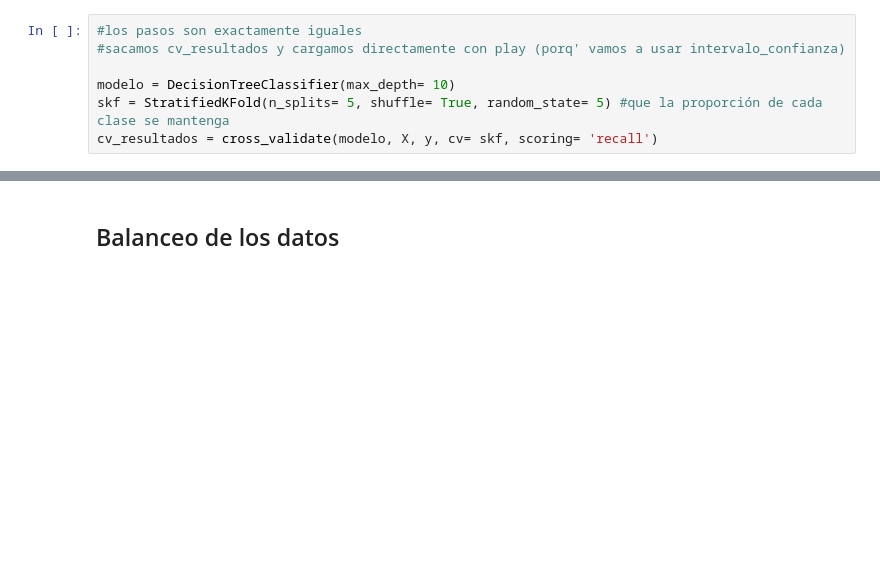
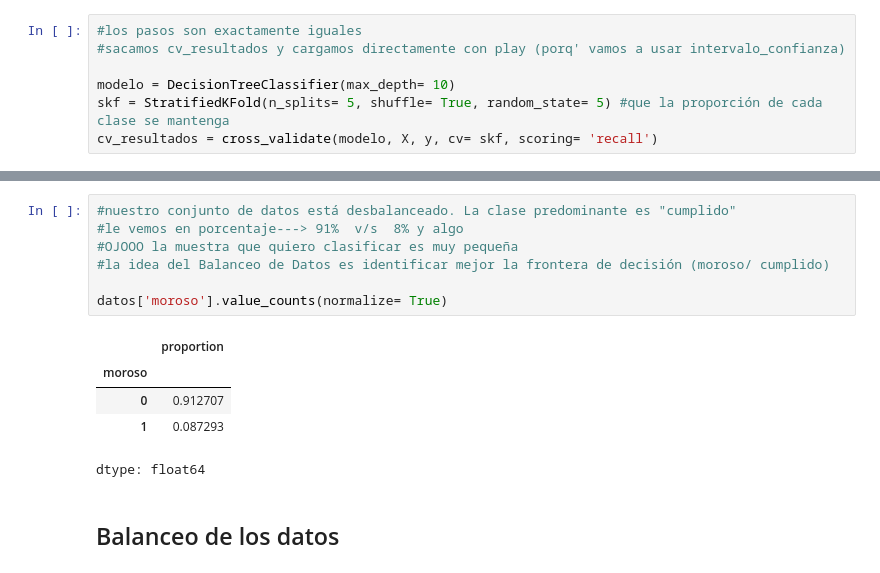
Before and after one commit to Valejbk/AnalisisTiendasRMP, a Jupyter notebook: Clasificacion_validacion_y_metricas.ipynb, the cells around one changed output, grey strips where cells are left out. Cells and saved outputs as stored; diff of their text form; blank space fills up the shorter version.

```diff
--- a/Clasificacion_validacion_y_metricas.ipynb
+++ b/Clasificacion_validacion_y_metricas.ipynb
@@ -525,3 +525,16 @@ intervalo_confianza(cv_resultados)
+# %%
+#nuestro conjunto de datos está desbalanceado. La clase predominante es "cumplido"
+#le vemos en porcentaje---> 91%  v/s  8% y algo
+#OJOOO la muestra que quiero clasificar es muy pequeña
+#la idea del Balanceo de Datos es identificar mejor la frontera de decisión (moroso/ cumplido)
+
+datos['moroso'].value_counts(normalize= True)
+# %% [output]
+|  | proportion |
+| moroso |  |
+| 0 | 0.912707 |
+| 1 | 0.087293 |
+dtype: float64
 # %% [markdown]
 ## <font color='dark'>Balanceo de los datos</h1>
 # %% [markdown]
```
Also changed, not shown: parts of 34 cells of this notebook.
